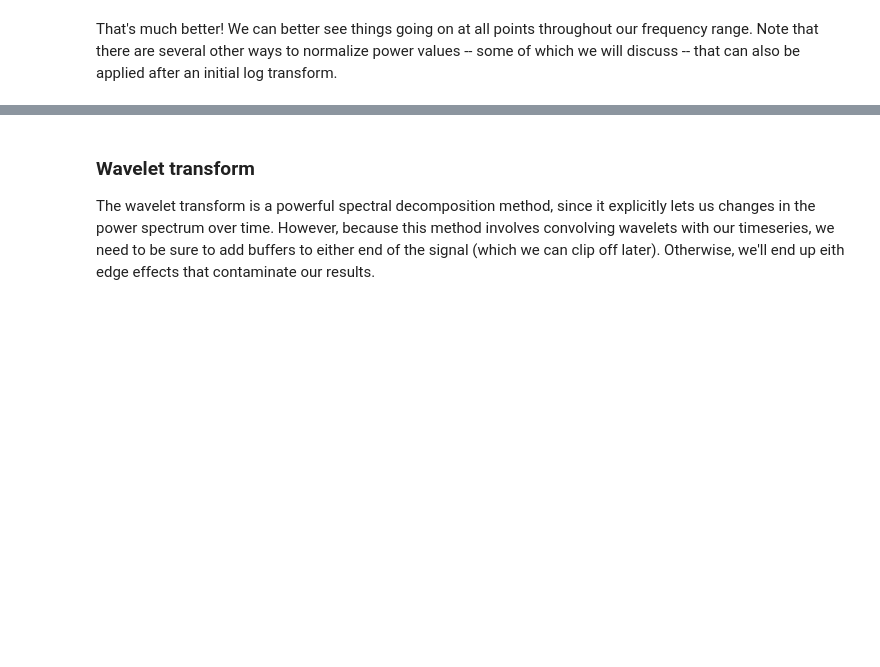
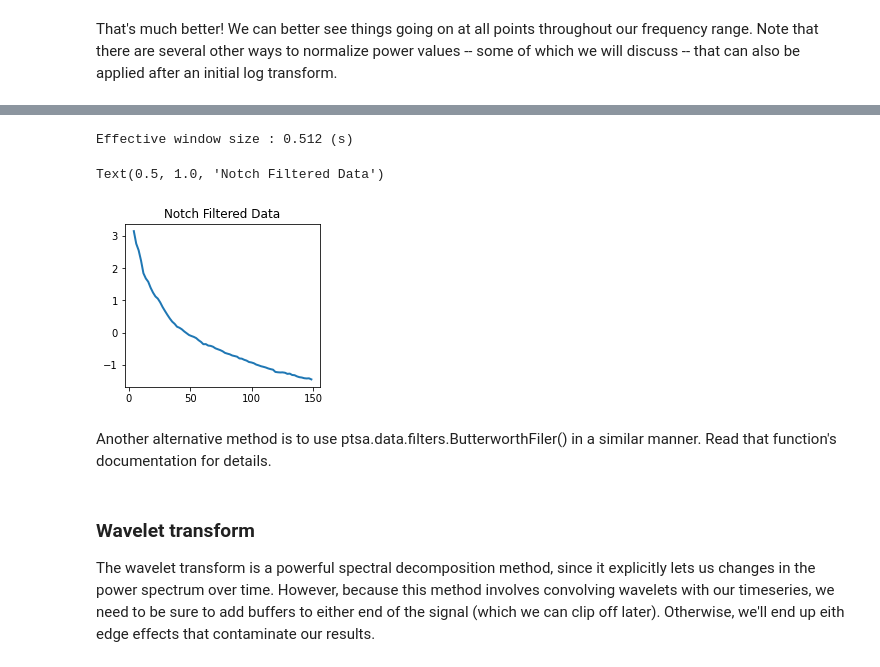
Before and after one commit to pennmem/CMLWorkshop, a Jupyter notebook: 4_Signal_Processing_Spectral_Analysis.ipynb, the cells around one changed output, grey strips where cells are left out. Saved outputs shown, nothing was run; the diff lists cells and outputs as text; code cells hidden in the pictures; blank space fills up the shorter version.

```diff
--- a/4_Signal_Processing_Spectral_Analysis.ipynb
+++ b/4_Signal_Processing_Spectral_Analysis.ipynb
@@ -161,3 +190,25 @@ That's much better! We can better see things going on at all points throughout o
+# %%
+# Filtering out the noise and its harmonic
+
+# spectrum_fit method
+filt_data = mne.filter.notch_filter(eeg.get_data(), Fs=eeg.info['sfreq'], freqs=[60, 120],
+                                    method='spectrum_fit')
+
+# Get power spectral densities
+# the output is size (events x channels x freqs)
+psds, freqs = mne.time_frequency.psd_array_welch(filt_data, sfreq=eeg.info['sfreq'],
+                                                 fmin=3, fmax=150)
+
+plt.figure(figsize=(3.5, 3))
+ax = plt.subplot(111)
+plt.plot(freqs, np.log10(np.mean(psds[:, 0, :], 0)), linewidth=2)
+plt.title('Notch Filtered Data')
+# %% [output]
+Effective window size : 0.512 (s)
+Text(0.5, 1.0, 'Notch Filtered Data')
+[figure, added]
+# %% [markdown]
+Another alternative method is to use ptsa.data.filters.ButterworthFiler() in a similar manner. Read that function's documentation for details.
 # %% [markdown]
 ### Wavelet transform
 The wavelet transform is a powerful spectral decomposition method, since it explicitly lets us changes in the power spectrum over time. However, because this method involves convolving wavelets with our timeseries, we need to be sure to add buffers to either end of the signal (which we can clip off later). Otherwise, we'll end up eith edge effects that contaminate our results.
```
Also changed, not shown: parts of 7 cells of this notebook, 2 other files.
